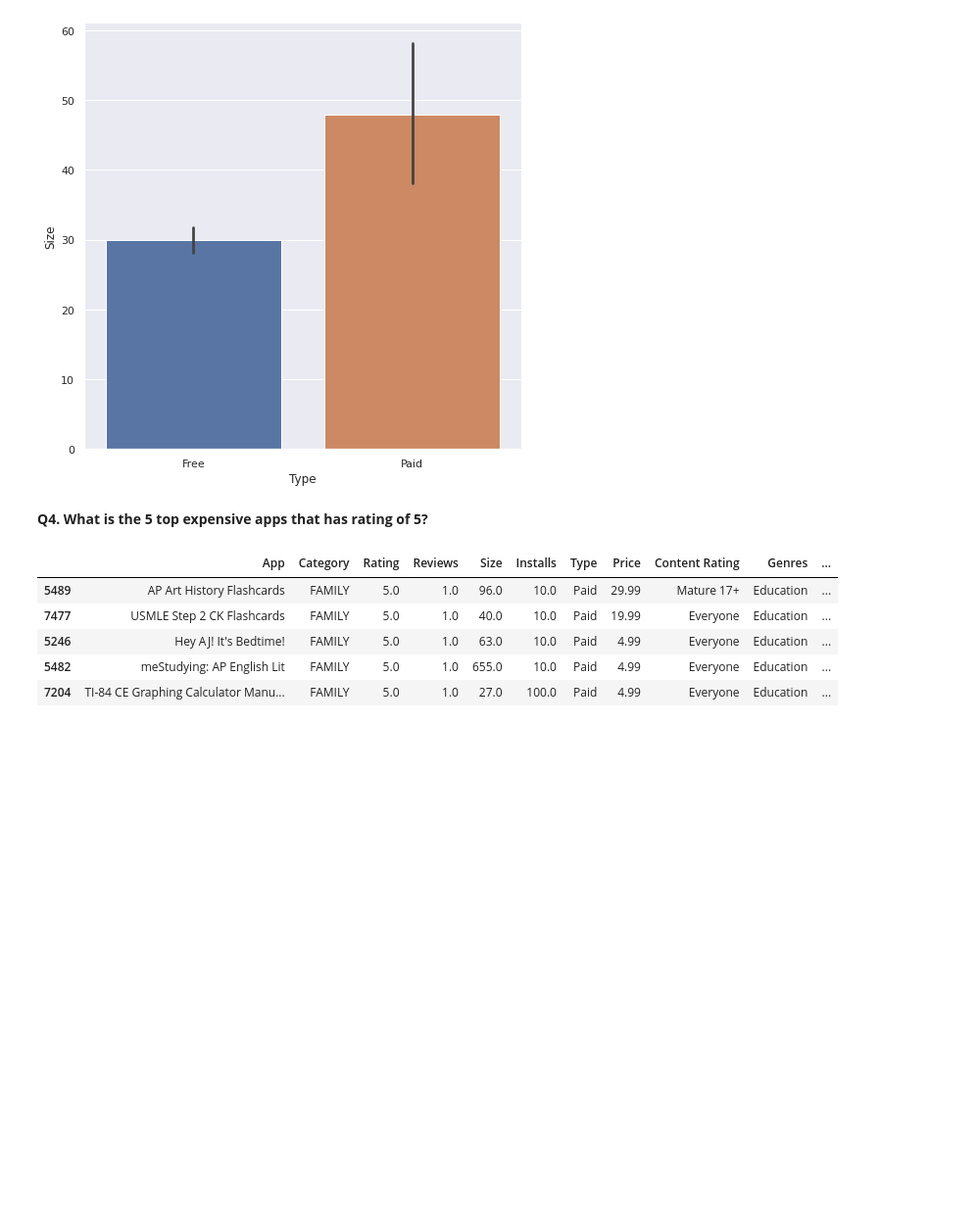
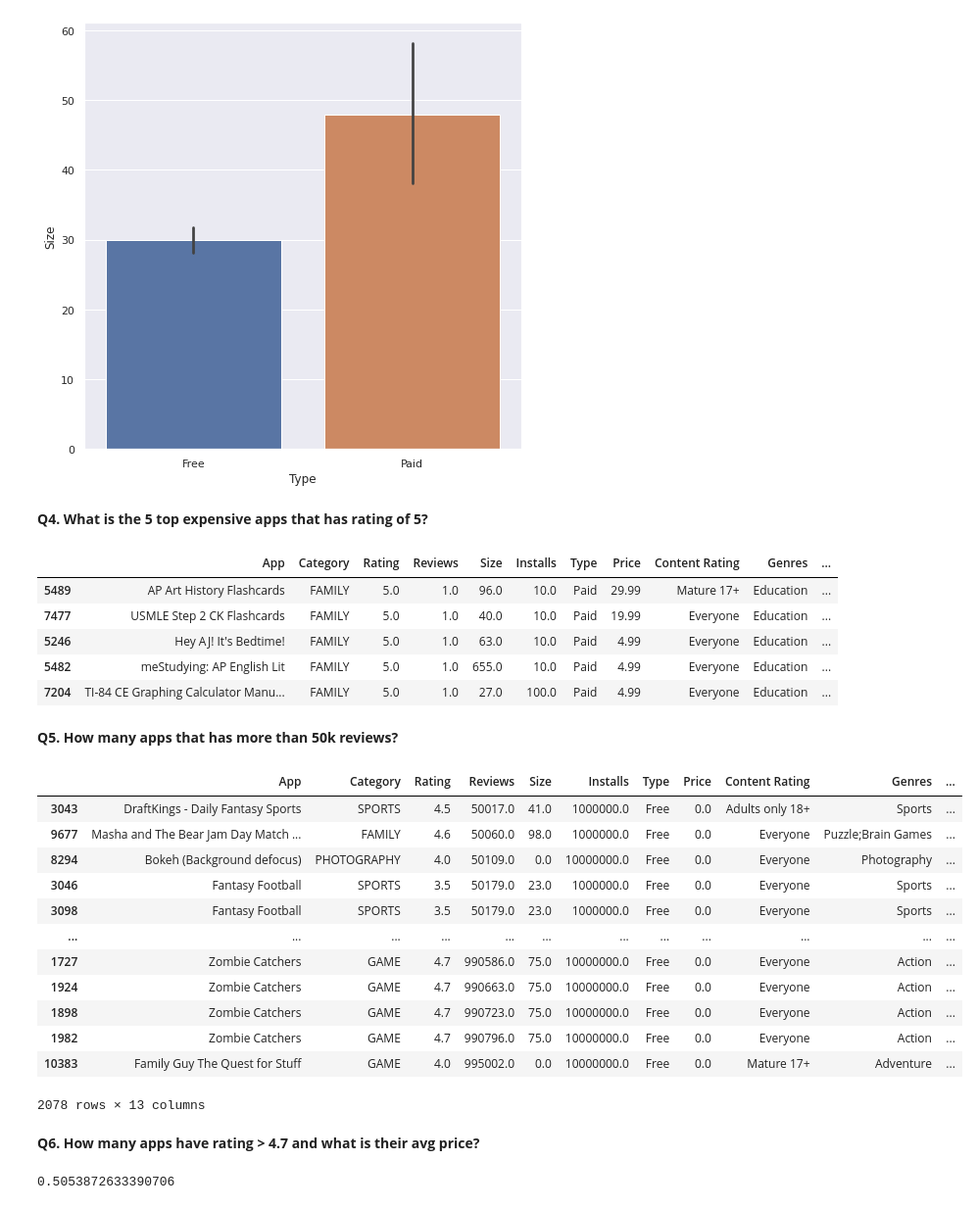
Before and after one commit to DeepakSingh1992/EDA-PROJECT, a Jupyter notebook: Deepak_Singh_EDA_of_Play_Store_App_Review_Analysis_Capstone_Project.ipynb, the cells around one changed output. Shown at 98% size. Saved outputs shown, nothing was run; the diff lists cells and outputs as text; code cells hidden in the pictures; blank space fills up the shorter version.

```diff
--- a/Deepak_Singh_EDA_of_Play_Store_App_Review_Analysis_Capstone_Project.ipynb
+++ b/Deepak_Singh_EDA_of_Play_Store_App_Review_Analysis_Capstone_Project.ipynb
@@ -977,3 +977,28 @@ df[ df["Rating"] == 5 ].sort_values( by = "Price", ascending = False).head()
 | 5246 | Hey AJ! It's Bedtime! | FAMILY | 5.0 | 1.0 | 63.0 | 10.0 | Paid | 4.99 | Everyone | Education | ... |
 | 5482 | meStudying: AP English Lit | FAMILY | 5.0 | 1.0 | 655.0 | 10.0 | Paid | 4.99 | Everyone | Education | ... |
 | 7204 | TI-84 CE Graphing Calculator Manu... | FAMILY | 5.0 | 1.0 | 27.0 | 100.0 | Paid | 4.99 | Everyone | Education | ... |
+# %% [markdown]
+**Q5. How many apps that has more than 50k reviews?**
+# %%
+# Reviews > 50000
+df[ df["Reviews"] > 50000 ].sort_values(by = "Reviews")
+# %% [output]
+|  | App | Category | Rating | Reviews | Size | Installs | Type | Price | Content Rating | Genres | ... |
+| 3043 | DraftKings - Daily Fantasy Sports | SPORTS | 4.5 | 50017.0 | 41.0 | 1000000.0 | Free | 0.0 | Adults only 18+ | Sports | ... |
+| 9677 | Masha and The Bear Jam Day Match ... | FAMILY | 4.6 | 50060.0 | 98.0 | 1000000.0 | Free | 0.0 | Everyone | Puzzle;Brain Games | ... |
+| 8294 | Bokeh (Background defocus) | PHOTOGRAPHY | 4.0 | 50109.0 | 0.0 | 10000000.0 | Free | 0.0 | Everyone | Photography | ... |
+| 3046 | Fantasy Football | SPORTS | 3.5 | 50179.0 | 23.0 | 1000000.0 | Free | 0.0 | Everyone | Sports | ... |
+| 3098 | Fantasy Football | SPORTS | 3.5 | 50179.0 | 23.0 | 1000000.0 | Free | 0.0 | Everyone | Sports | ... |
+| ... | ... | ... | ... | ... | ... | ... | ... | ... | ... | ... | ... |
+| 1727 | Zombie Catchers | GAME | 4.7 | 990586.0 | 75.0 | 10000000.0 | Free | 0.0 | Everyone | Action | ... |
+| 1924 | Zombie Catchers | GAME | 4.7 | 990663.0 | 75.0 | 10000000.0 | Free | 0.0 | Everyone | Action | ... |
+| 1898 | Zombie Catchers | GAME | 4.7 | 990723.0 | 75.0 | 10000000.0 | Free | 0.0 | Everyone | Action | ... |
+| 1982 | Zombie Catchers | GAME | 4.7 | 990796.0 | 75.0 | 10000000.0 | Free | 0.0 | Everyone | Action | ... |
+| 10383 | Family Guy The Quest for Stuff | GAME | 4.0 | 995002.0 | 0.0 | 10000000.0 | Free | 0.0 | Mature 17+ | Adventure | ... |
+2078 rows × 13 columns
+# %% [markdown]
+**Q6. How many apps have rating > 4.7 and what is their avg price?**
+# %%
+df[ df["Rating"] > 4.7 ]["Price"].mean()
+# %% [output]
+0.5053872633390706
```
Also changed, not shown: parts of 3 cells of this notebook.
